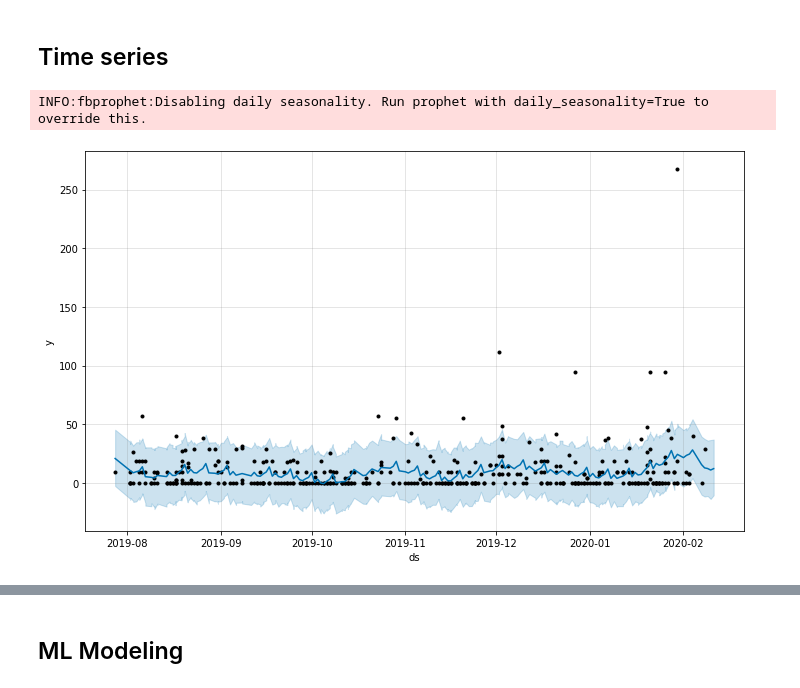
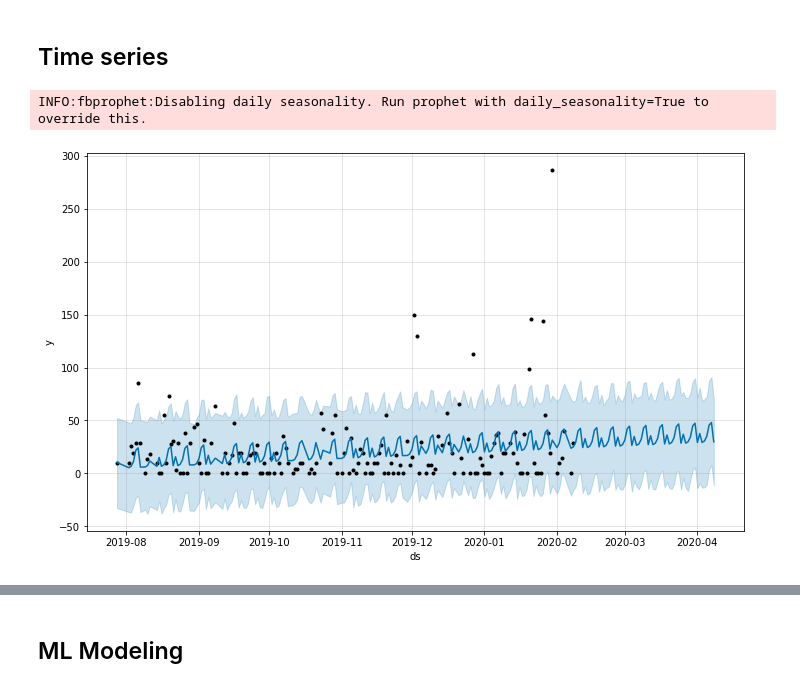
Before and after one commit to JuliaSokolova/amazon_-eCommerce_optimization, a Jupyter notebook: Search EDA.ipynb, the cells around one changed output, grey strips where cells are left out. Drawn from its saved outputs; the diff is of its cells as text; code cells hidden in the pictures.

```diff
--- a/Search EDA.ipynb
+++ b/Search EDA.ipynb
@@ -466,0 +514,2 @@ data = search_details[mask]
+# %%
+data = data.groupby(data.date).sum().reset_index()
@@ -473,7 +549,6 @@ Name: ad_group, dtype: int64
 # %%
 data = data.drop(columns = ['search_id',
                      'ACoS',
-                     'term',
                      'campaign',
                      'conversions_rate',
                      'advertised_asin_units',
@@ -503,14 +576,14 @@ data.T
 ## Time series
 # %%
 df = data[['sales', 'date']].rename(columns={"sales": "y", "date": "ds"})
-m = Prophet(yearly_seasonality=True)
+m = Prophet(yearly_seasonality=False)
 m.fit(df)
-future = m.make_future_dataframe(periods=3)
+future = m.make_future_dataframe(periods=60)
 forecast = m.predict(future)
 fig1 = m.plot(forecast)
 # %% [output]
 INFO:fbprophet:Disabling daily seasonality. Run prophet with daily_seasonality=True to override this.
-[figure, old version]
+[figure, new version]
 # %%
 fig2 = m.plot_components(forecast)
 # %% [output]
```
Also changed, not shown: parts of 11 cells of this notebook, 1 other file.
